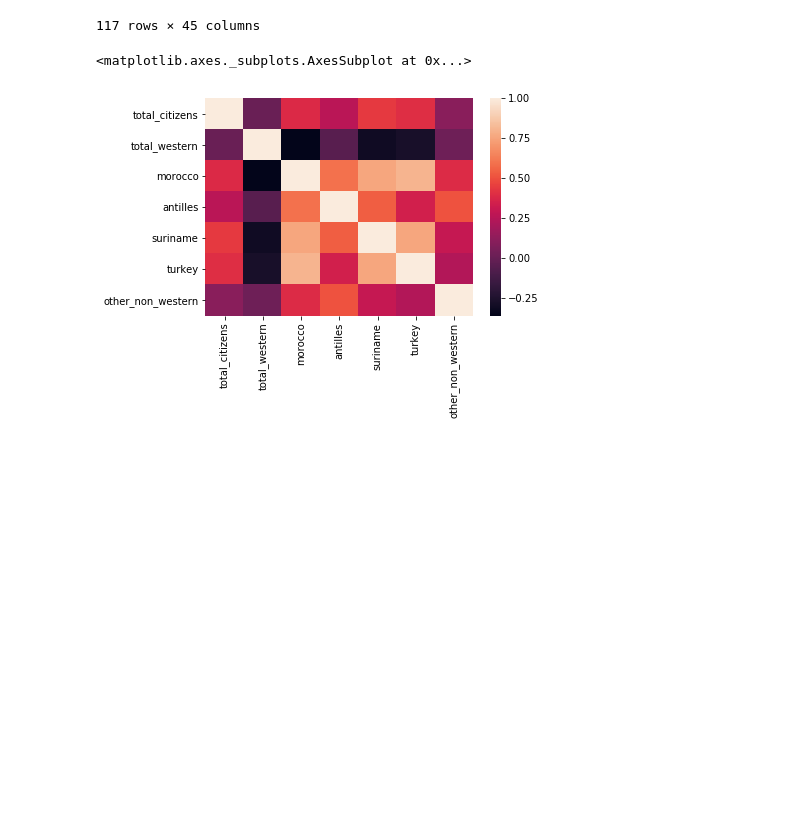
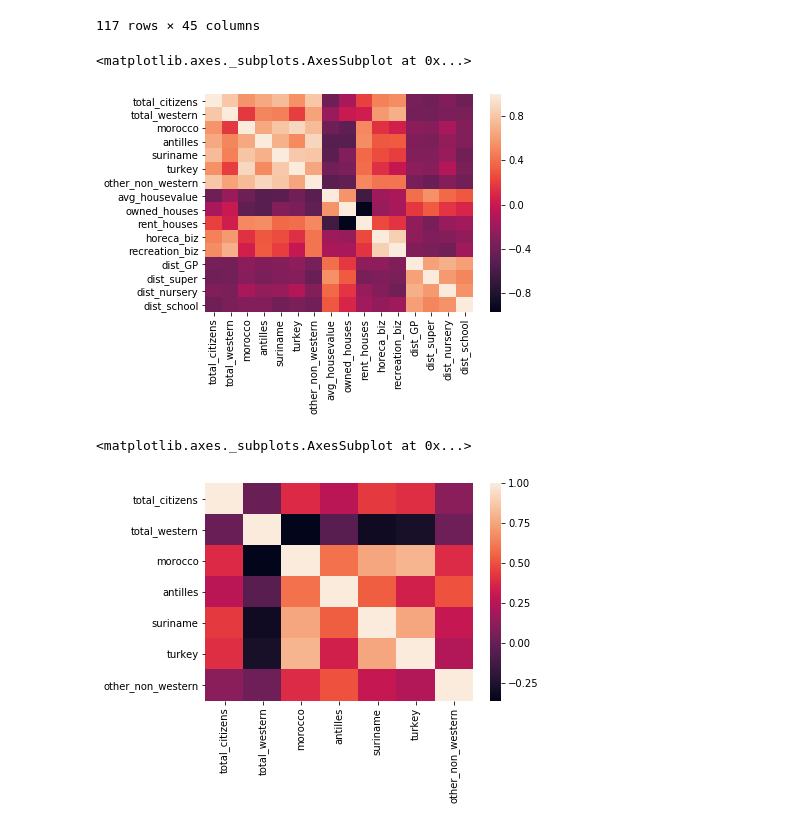
Before and after one commit to J-h-V/OpenDataDenHaag, a Jupyter notebook: DatasetCBS.ipynb, the cells around one changed output. Saved outputs shown, nothing was run; the diff lists cells and outputs as text; code cells hidden in the pictures; blank space fills up the shorter version.

```diff
--- a/DatasetCBS.ipynb
+++ b/DatasetCBS.ipynb
@@ -116,6 +127,11 @@ amenities_dh.unstack(level=0)
 | Zuiderpark | 95.0 | 94.0 | 96.0 | 101.0 | 111.0 | 0.0 | 0.0 | 0.0 | 0.0 | ... |
 | Zuidwal | 141.0 | 143.0 | 148.0 | 163.0 | 185.0 | 14.0 | 14.0 | 14.0 | 14.0 | ... |
 117 rows × 45 columns
+# %%
+sns.heatmap(total_dh.corr())
+# %% [output]
+<matplotlib.axes._subplots.AxesSubplot at 0x...>
+[figure, added]
 # %%
 sns.heatmap(citizens_dh.corr())
 # %% [output]
```
Also changed, not shown: parts of 7 cells of this notebook.
